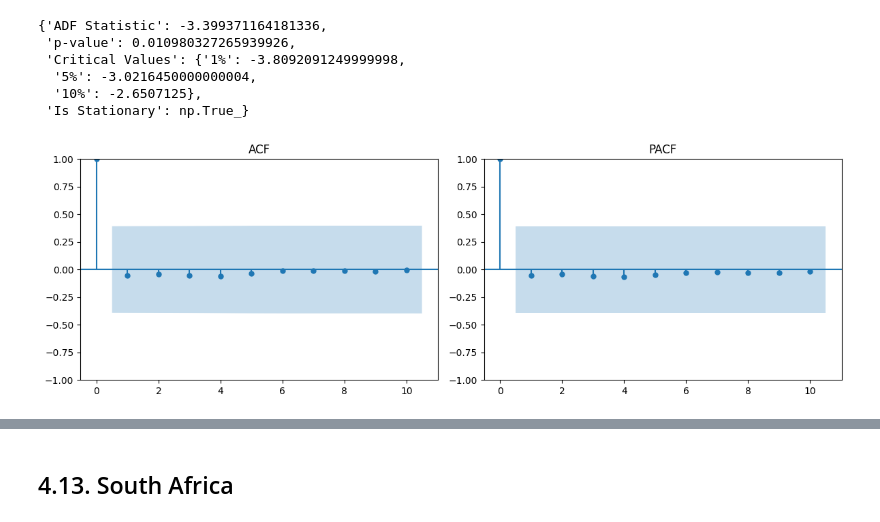
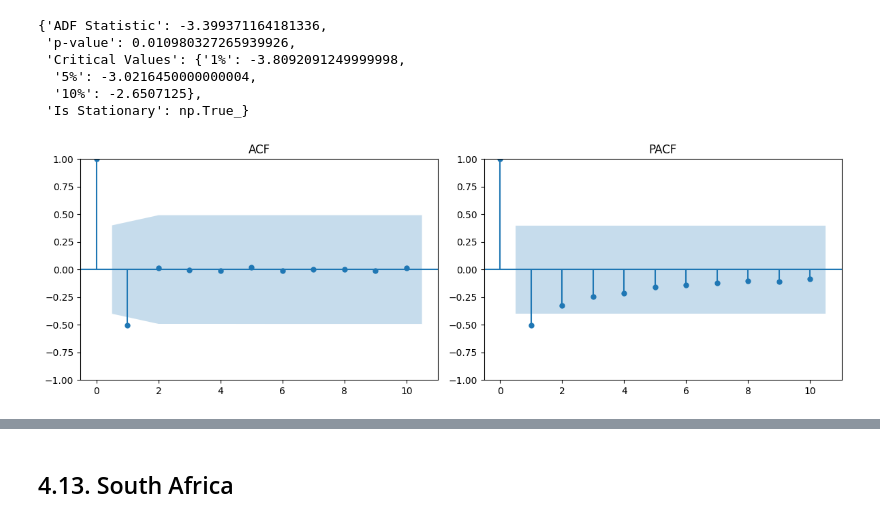
Before and after one commit to NgocMypzg/Mortality_Rate_Forecasting, a Jupyter notebook: notebook/arima.ipynb, the cells around one changed output, grey strips where cells are left out. Cells and saved outputs as stored; diff of their text form; code cells hidden in the pictures.

```diff
--- a/notebook/arima.ipynb
+++ b/notebook/arima.ipynb
@@ -1269,9 +1277,9 @@ Critical Values:
   '10%': -2.6507125},
  'Is Stationary': np.True_}
 # %%
-pakistan_model.plot_acf_pacf()
+pakistan_model.plot_acf_pacf(10, 1)
 # %% [output]
-[figure, old version]
+[figure, new version]
 # %%
 results = pakistan_model.grid_search_expanding(
     p_list=[0, 1],
```
Also changed, not shown: parts of 33 cells of this notebook, 53 other files.
